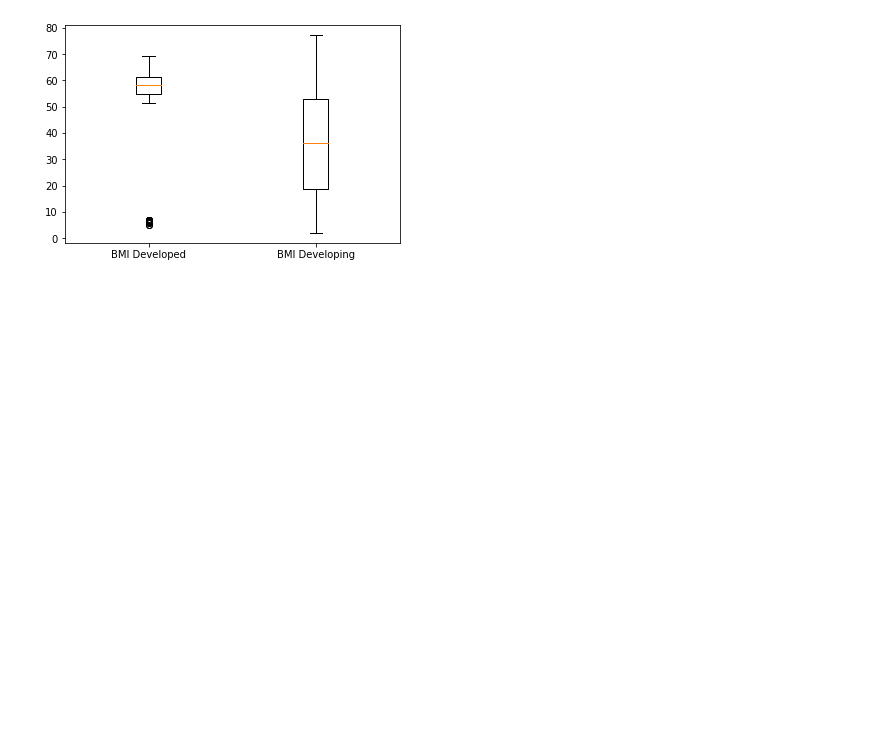
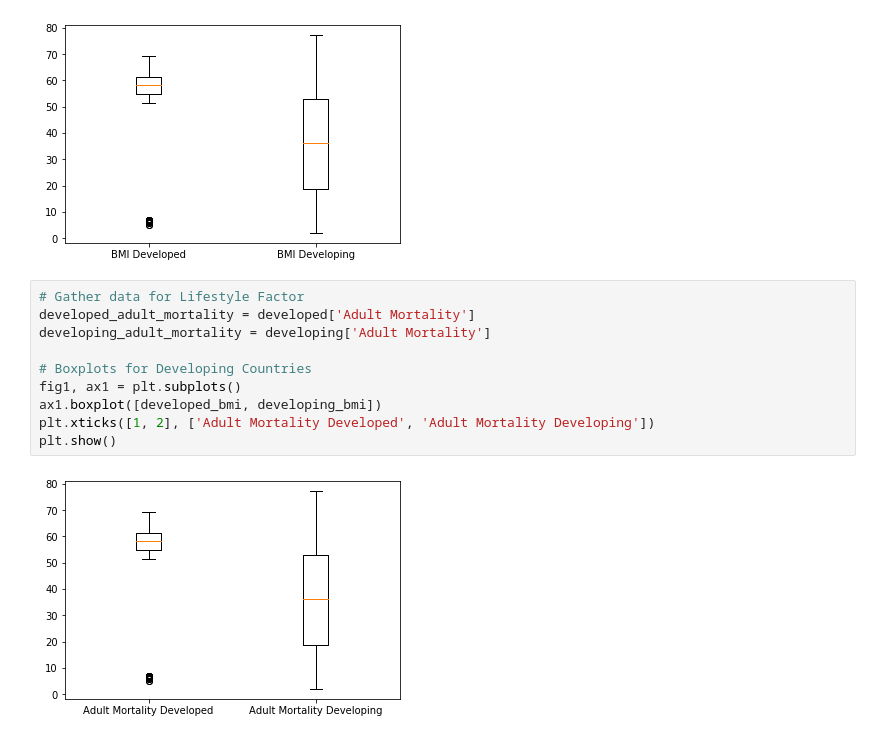
Before and after one commit to DarleneKo/life-expectancy-rates, a Jupyter notebook: master_data_cleaning_exploration.ipynb, the cells around one changed output. Drawn from its saved outputs; the diff is of its cells as text; blank space fills up the shorter version.

```diff
--- a/master_data_cleaning_exploration.ipynb
+++ b/master_data_cleaning_exploration.ipynb
@@ -955,3 +955,15 @@ plt.xticks([1, 2], ['BMI Developed', 'BMI Developing'])
 plt.show()
 # %% [output]
 [figure]
+# %%
+# Gather data for Lifestyle Factor
+developed_adult_mortality = developed['Adult Mortality']
+developing_adult_mortality = developing['Adult Mortality']
+
+# Boxplots for Developing Countries
+fig1, ax1 = plt.subplots()
+ax1.boxplot([developed_bmi, developing_bmi])
+plt.xticks([1, 2], ['Adult Mortality Developed', 'Adult Mortality Developing'])
+plt.show()
+# %% [output]
+[figure, added]
```
Also changed, not shown: parts of 1 cell of this notebook, 18 other files.
